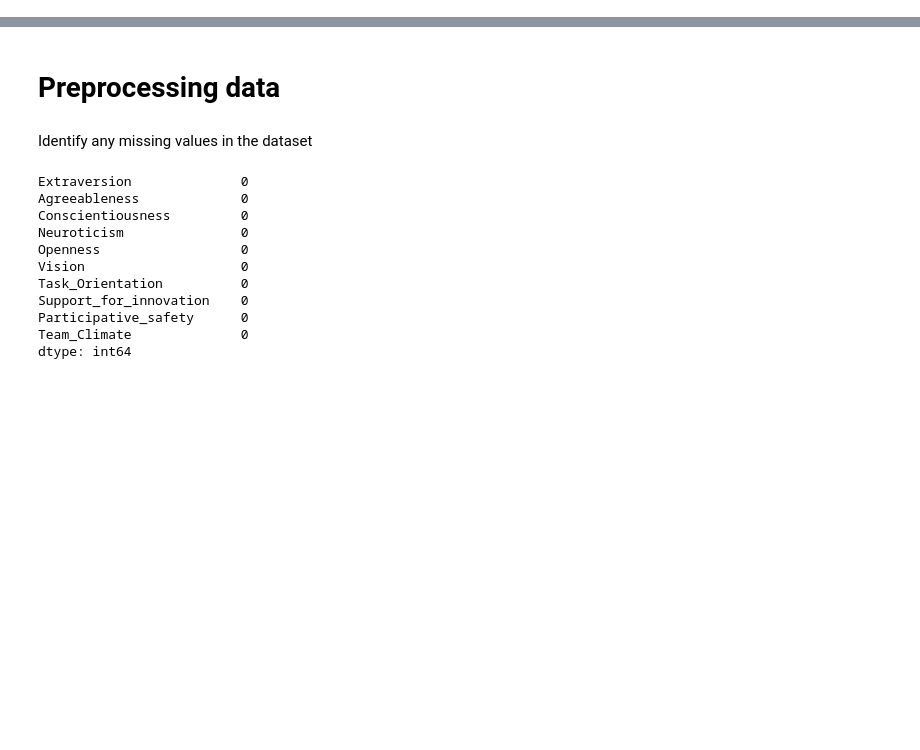
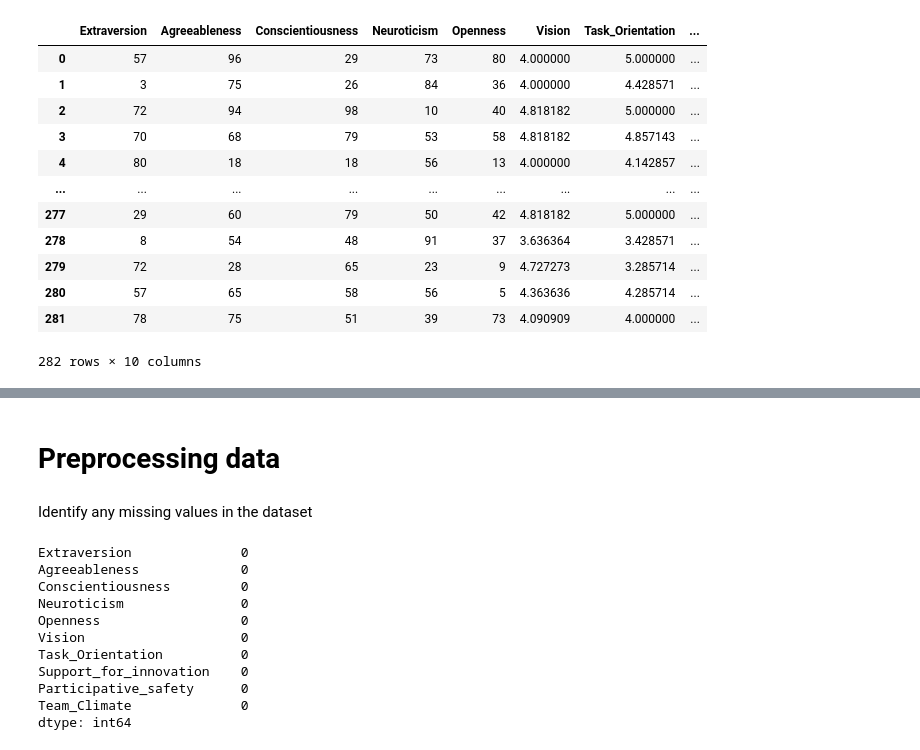
Before and after one commit to moon1201/PersonalityAndTeamClimate, a Jupyter notebook: EDA.ipynb, the cells around one changed output, grey strips where cells are left out. Drawn from its saved outputs; the diff is of its cells as text; code cells hidden in the pictures; blank space fills up the shorter version.

```diff
--- a/EDA.ipynb
+++ b/EDA.ipynb
@@ -9,5 +10,21 @@ df_all = pd.read_excel('All_data_correct.xlsx')
 # %%
 df = df_original.iloc[:,2:]
+# %%
+df
+# %% [output]
+|  | Extraversion | Agreeableness | Conscientiousness | Neuroticism | Openness | Vision | Task_Orientation | ... |
+| 0 | 57 | 96 | 29 | 73 | 80 | 4.000000 | 5.000000 | ... |
+| 1 | 3 | 75 | 26 | 84 | 36 | 4.000000 | 4.428571 | ... |
+| 2 | 72 | 94 | 98 | 10 | 40 | 4.818182 | 5.000000 | ... |
+| 3 | 70 | 68 | 79 | 53 | 58 | 4.818182 | 4.857143 | ... |
+| 4 | 80 | 18 | 18 | 56 | 13 | 4.000000 | 4.142857 | ... |
+| ... | ... | ... | ... | ... | ... | ... | ... | ... |
+| 277 | 29 | 60 | 79 | 50 | 42 | 4.818182 | 5.000000 | ... |
+| 278 | 8 | 54 | 48 | 91 | 37 | 3.636364 | 3.428571 | ... |
+| 279 | 72 | 28 | 65 | 23 | 9 | 4.727273 | 3.285714 | ... |
+| 280 | 57 | 65 | 58 | 56 | 5 | 4.363636 | 4.285714 | ... |
+| 281 | 78 | 75 | 51 | 39 | 73 | 4.090909 | 4.000000 | ... |
+282 rows × 10 columns
 # %%
 df_all[df_all['country data collected'] == 'Brazil'].count()
 # %% [output]
```
Also changed, not shown: parts of 11 cells of this notebook, 2 other files.
